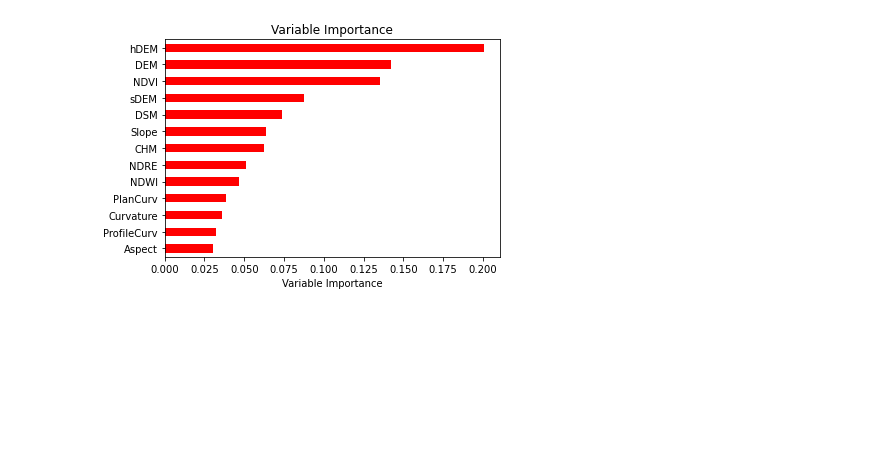
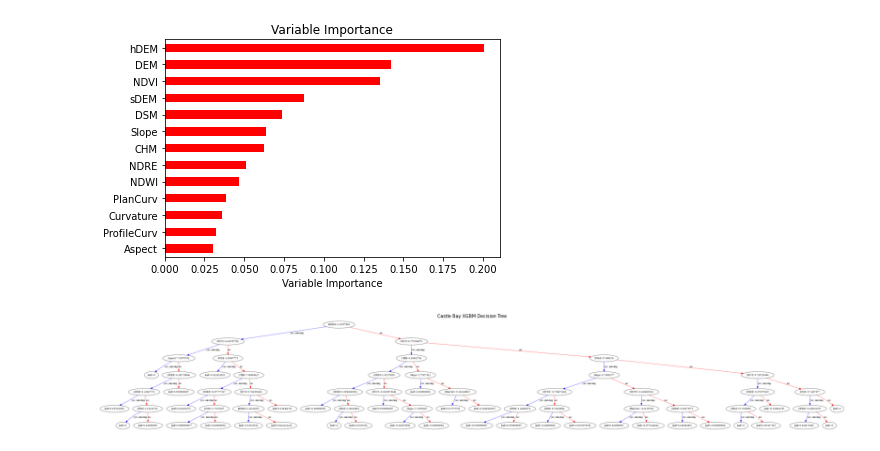
Before and after one commit to sgovil5/wetland-prediction, a Jupyter notebook: V3/All/Classification Models/Individual Sites/CastleBay.ipynb, the cells around one changed output. Cells and saved outputs as stored; diff of their text form; code cells hidden in the pictures; blank space fills up the shorter version.

```diff
--- a/V3/All/Classification Models/Individual Sites/CastleBay.ipynb
+++ b/V3/All/Classification Models/Individual Sites/CastleBay.ipynb
@@ -96,3 +98,10 @@ fig.set_title("Variable Importance")
 # %% [output]
 Text(0.5, 1.0, 'Variable Importance')
 [figure]
+# %%
+_, ax = plt.subplots(figsize=(30,10)) # Resize figure
+plot_tree(model, filled=True, ax=ax, orientation='vertical')
+plt.title("Castle Bay XGBM Decision Tree", fontsize=10)
+plt.savefig('CastleBayDT.png', dpi=1000)
+# %% [output]
+[figure, added]
```
Also changed, not shown: parts of 8 cells of this notebook, 5 other files.
